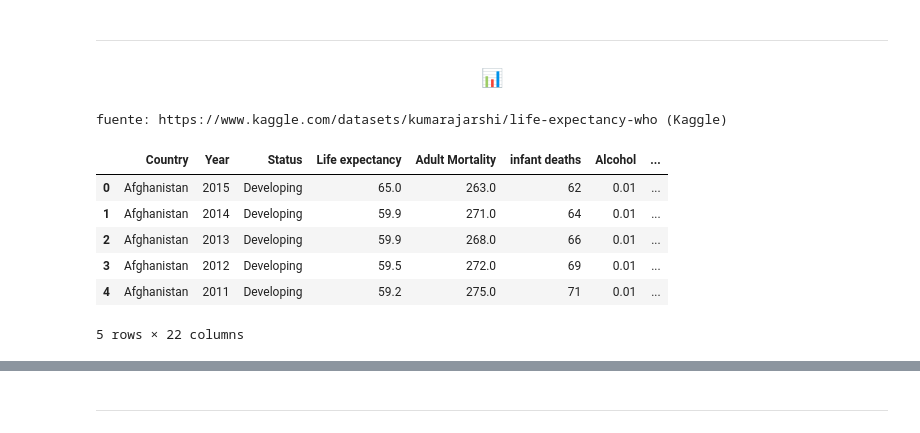
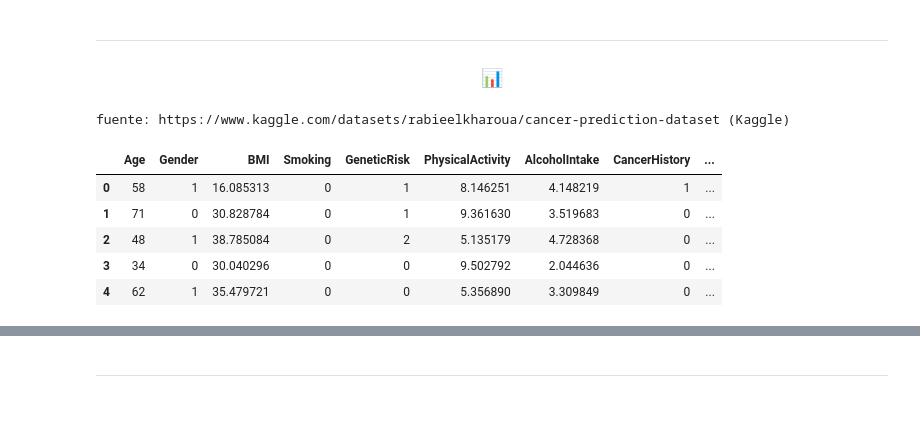
Before and after one commit to alexvillaro2003/ML_Cancer_Prediction, a Jupyter notebook: notebooks/01_Fuentes.ipynb, the cells around one changed output, grey strips where cells are left out. Cells and saved outputs as stored; diff of their text form; code cells hidden in the pictures.

```diff
--- a/notebooks/01_Fuentes.ipynb
+++ b/notebooks/01_Fuentes.ipynb
@@ -24,18 +22,17 @@ ___
 </h3>
 # %%
 # Carga de los datos
-df = pd.read_csv("../data/raw/Life Expectancy Data.csv")
-fuente = 'https://www.kaggle.com/datasets/kumarajarshi/life-expectancy-who'
+df = pd.read_csv("../data/raw/The_Cancer_data_1500_V2.csv")
+fuente = 'https://www.kaggle.com/datasets/rabieelkharoua/cancer-prediction-dataset'
 
 # Visualización de las primeras filas del dataset
 print('fuente:', fuente, '(Kaggle)')
 df.head()
 # %% [output]
-fuente: https://www.kaggle.com/datasets/kumarajarshi/life-expectancy-who (Kaggle)
+fuente: https://www.kaggle.com/datasets/rabieelkharoua/cancer-prediction-dataset (Kaggle)
-|  | Country | Year | Status | Life expectancy | Adult Mortality | infant deaths | Alcohol | ... |
-| 0 | Afghanistan | 2015 | Developing | 65.0 | 263.0 | 62 | 0.01 | ... |
-| 1 | Afghanistan | 2014 | Developing | 59.9 | 271.0 | 64 | 0.01 | ... |
-| 2 | Afghanistan | 2013 | Developing | 59.9 | 268.0 | 66 | 0.01 | ... |
-| 3 | Afghanistan | 2012 | Developing | 59.5 | 272.0 | 69 | 0.01 | ... |
-| 4 | Afghanistan | 2011 | Developing | 59.2 | 275.0 | 71 | 0.01 | ... |
+|  | Age | Gender | BMI | Smoking | GeneticRisk | PhysicalActivity | AlcoholIntake | CancerHistory | ... |
+| 0 | 58 | 1 | 16.085313 | 0 | 1 | 8.146251 | 4.148219 | 1 | ... |
+| 1 | 71 | 0 | 30.828784 | 0 | 1 | 9.361630 | 3.519683 | 0 | ... |
+| 2 | 48 | 1 | 38.785084 | 0 | 2 | 5.135179 | 4.728368 | 0 | ... |
+| 3 | 34 | 0 | 30.040296 | 0 | 0 | 9.502792 | 2.044636 | 0 | ... |
+| 4 | 62 | 1 | 35.479721 | 0 | 0 | 5.356890 | 3.309849 | 0 | ... |
-5 rows × 22 columns
```
Also changed, not shown: parts of 18 cells of this notebook, 13 other files.
